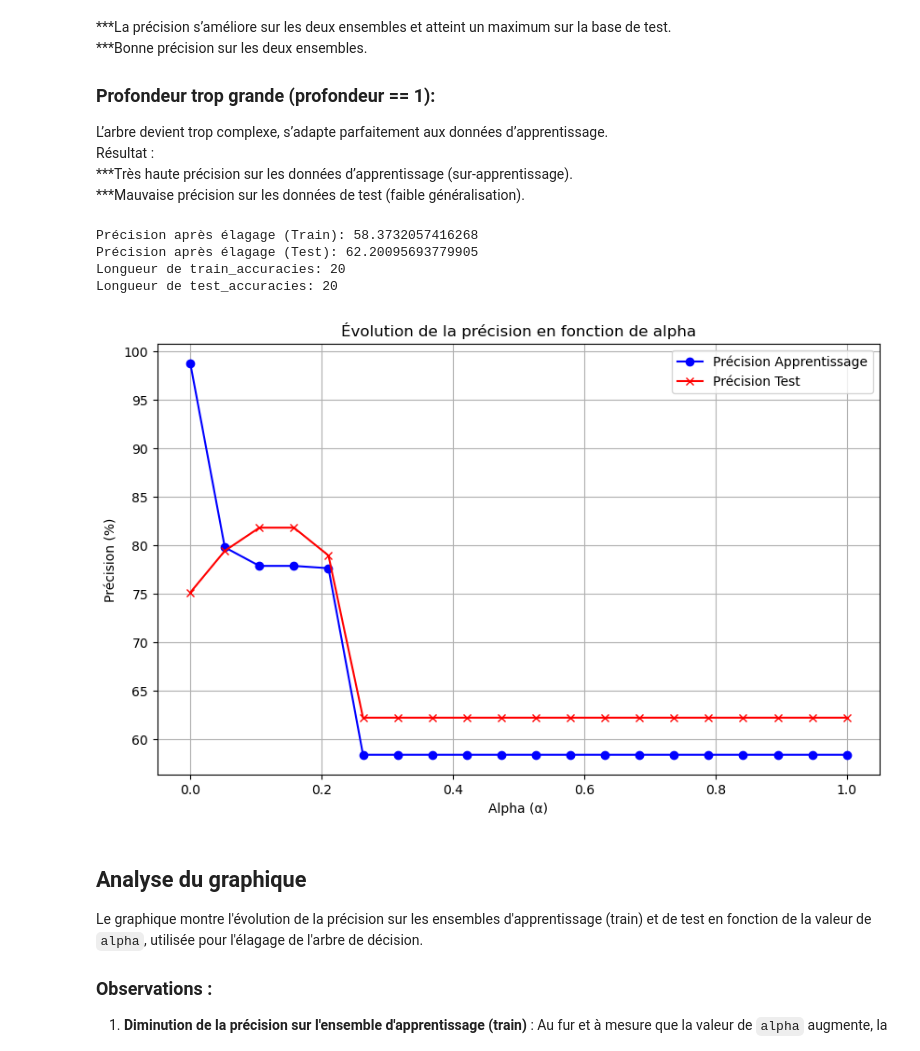
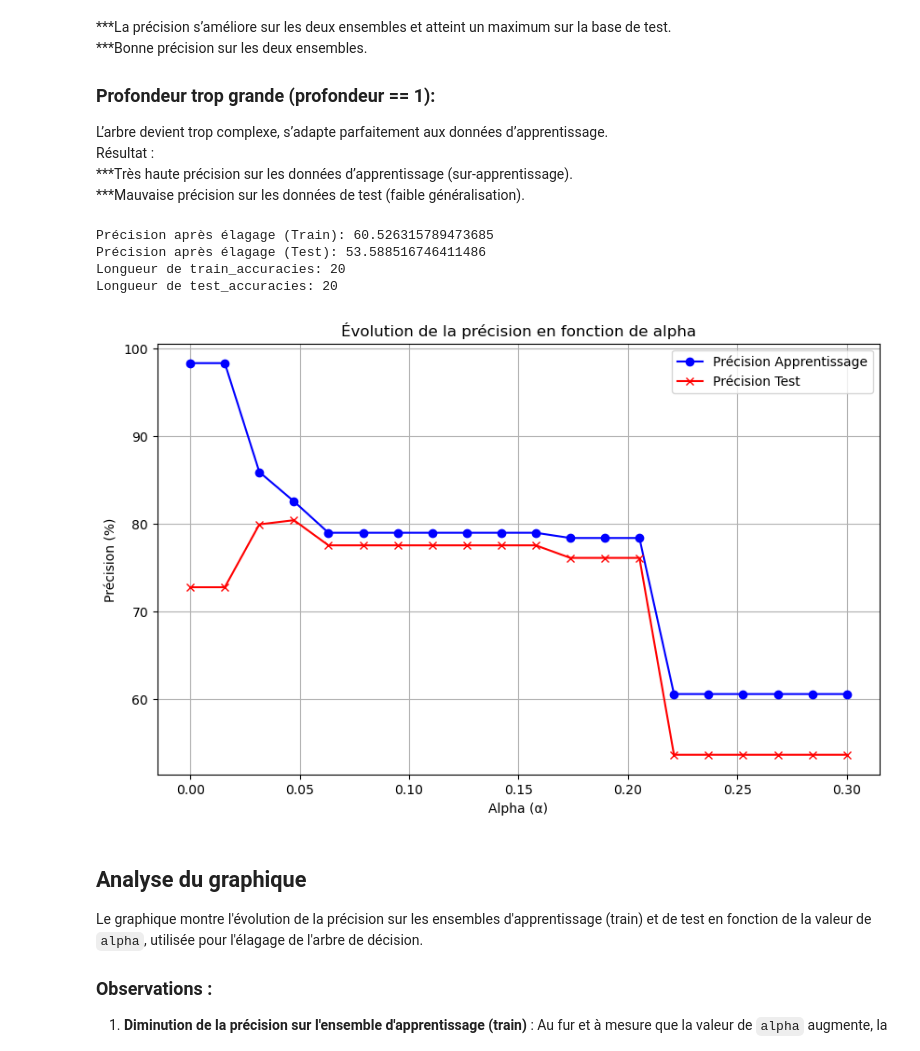
Before and after one commit to Boualili-Youcef/projects_AI, a Jupyter notebook: TP01/tp01.ipynb, the cells around one changed output. Cells and saved outputs as stored; diff of their text form; code cells hidden in the pictures.

```diff
--- a/TP01/tp01.ipynb
+++ b/TP01/tp01.ipynb
@@ -162,43 +162,43 @@ L’arbre devient trop complexe, s’adapte parfaitement aux données d’appren
 train_accuracies = []
 test_accuracies = []
 
-for alpha in np.linspace(0, 1,20):
+for alpha in np.linspace(0, 0.3,20):
     racine.grow(train)
 
     racine.elagage(alpha)
 
     train_accuracy = racine.precision(train)
     train_accuracies.append(train_accuracy)
 
 
     test_accuracy = racine.precision(test)
     test_accuracies.append(test_accuracy)
 
 racine.elagage(alpha)
 
 print("Précision après élagage (Train):", racine.precision(train))
 print("Précision après élagage (Test):", racine.precision(test))
 
 
 print("Longueur de train_accuracies:", len(train_accuracies))
 print("Longueur de test_accuracies:", len(test_accuracies))
 
 
 plt.figure(figsize=(10, 6))
-plt.plot(np.linspace(0, 1,20), train_accuracies, label="Précision Apprentissage", color="blue", marker="o")
-plt.plot(np.linspace(0, 1,20), test_accuracies, label="Précision Test", color="red", marker="x")
+plt.plot(np.linspace(0, 0.3,20), train_accuracies, label="Précision Apprentissage", color="blue", marker="o")
+plt.plot(np.linspace(0, 0.3,20), test_accuracies, label="Précision Test", color="red", marker="x")
 plt.xlabel("Alpha (α)")
 plt.ylabel("Précision (%)")
 plt.legend()
 plt.grid(True)
 plt.title("Évolution de la précision en fonction de alpha")
 plt.show()
 # %% [output]
-Précision après élagage (Train): 58.3732057416268
-Précision après élagage (Test): 62.20095693779905
+Précision après élagage (Train): 60.526315789473685
+Précision après élagage (Test): 53.588516746411486
 Longueur de train_accuracies: 20
 Longueur de test_accuracies: 20
-[figure, old version]
+[figure, new version]
 # %% [markdown]
 ## Analyse du graphique
 
```
Also changed, not shown: parts of 1 cell of this notebook.
